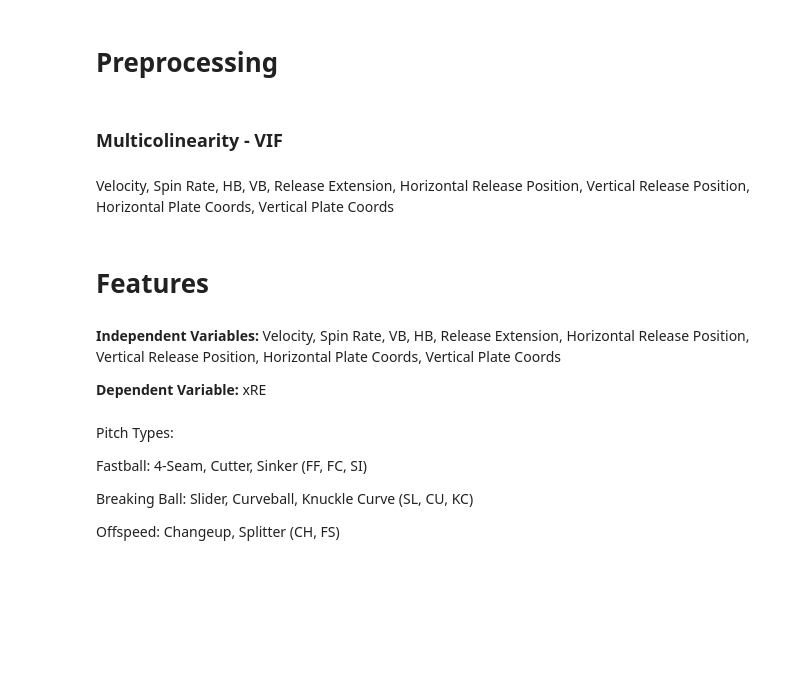
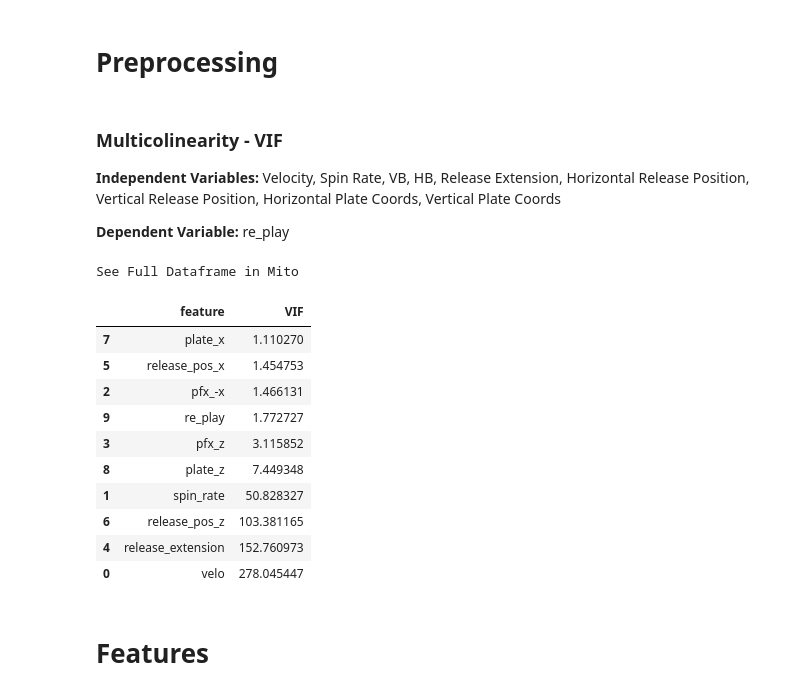
Before and after one commit to anthonyzurke/pitch-model, a Jupyter notebook: notebooks/model-qitch-quality.ipynb, the cells around one changed output. Saved outputs shown, nothing was run; the diff lists cells and outputs as text; code cells hidden in the pictures; blank space fills up the shorter version.

```diff
--- a/notebooks/model-qitch-quality.ipynb
+++ b/notebooks/model-qitch-quality.ipynb
@@ -141,0 +95,6 @@ Name: description, dtype: int64
+# %%
+re = pd.read_csv('../data/run_expectancy_table.csv', index_col = [0])
+data = pd.merge(data, re, how = 'left', on = ['on_1b', 'on_2b', 'on_3b', 'outs_when_up'])
+
+data['re_after'] = data['delta_run_exp'] + data['re']
+data['re_play'] = data['re_after'] + data['runs']
@@ -142,33 +113,35 @@ Name: description, dtype: int64
 # %% [markdown]
 # Preprocessing
-# %% [markdown]
-### Multicolinearity - VIF
 # %% [markdown]
-Velocity, Spin Rate, HB, VB, Release Extension, Horizontal Release Position, Vertical Release Position, Horizontal Plate Coords, Vertical Plate Coords
+### Multicolinearity - VIF
+**Independent Variables:** Velocity, Spin Rate, VB, HB, Release Extension, Horizontal Release Position, Vertical Release Position, Horizontal Plate Coords, Vertical Plate Coords
+
+**Dependent Variable:** re_play
 # %%
-#features = data[['velo', 'spin_rate', 'pfx_-x', 'pfx_z', 'release_extension',
-#                 'release_pos_x', 'release_pos_z', 'plate_x', 'plate_z',
-#                 'pitch_type', 'p_throws']]
-#features_vif = features.select_dtypes([np.number])
-#vif_data = pd.DataFrame()
-#vif_data["feature"] = features_vif.columns
-#
-#vif_data["VIF"] = [variance_inflation_factor(features_vif.values, i)
-#                   for i in range(len(features_vif.columns))]
-#
-#vif_data.sort_values(by = 'VIF').head(10)
+features = data[['velo', 'spin_rate', 'pfx_-x', 'pfx_z', 'release_extension',
+                 'release_pos_x', 'release_pos_z', 'plate_x', 'plate_z', 're_play',
+                 'pitch_type', 'p_throws', 'stand']]
+features_vif = features.select_dtypes([np.number])
+vif_data = pd.DataFrame()
+vif_data["feature"] = features_vif.columns
+
+vif_data["VIF"] = [variance_inflation_factor(features_vif.values, i)
+                   for i in range(len(features_vif.columns))]
+
+vif_data.sort_values(by = 'VIF').head(10)
+# %% [output]
+See Full Dataframe in Mito
+|  | feature | VIF |
+| 7 | plate_x | 1.110270 |
+| 5 | release_pos_x | 1.454753 |
+| 2 | pfx_-x | 1.466131 |
+| 9 | re_play | 1.772727 |
+| 3 | pfx_z | 3.115852 |
+| 8 | plate_z | 7.449348 |
+| 1 | spin_rate | 50.828327 |
+| 6 | release_pos_z | 103.381165 |
+| 4 | release_extension | 152.760973 |
+| 0 | velo | 278.045447 |
 # %% [markdown]
 # Features
-# %% [markdown]
-**Independent Variables:** Velocity, Spin Rate, VB, HB, Release Extension, Horizontal Release Position, Vertical Release Position, Horizontal Plate Coords, Vertical Plate Coords
-
-**Dependent Variable:** xRE
-# %% [markdown]
-Pitch Types:
-
-Fastball: 4-Seam, Cutter, Sinker (FF, FC, SI)
-
-Breaking Ball: Slider, Curveball, Knuckle Curve (SL, CU, KC)
-
-Offspeed: Changeup, Splitter (CH, FS)
 # %%
```
Also changed, not shown: parts of 19 cells of this notebook, 10 other files.
